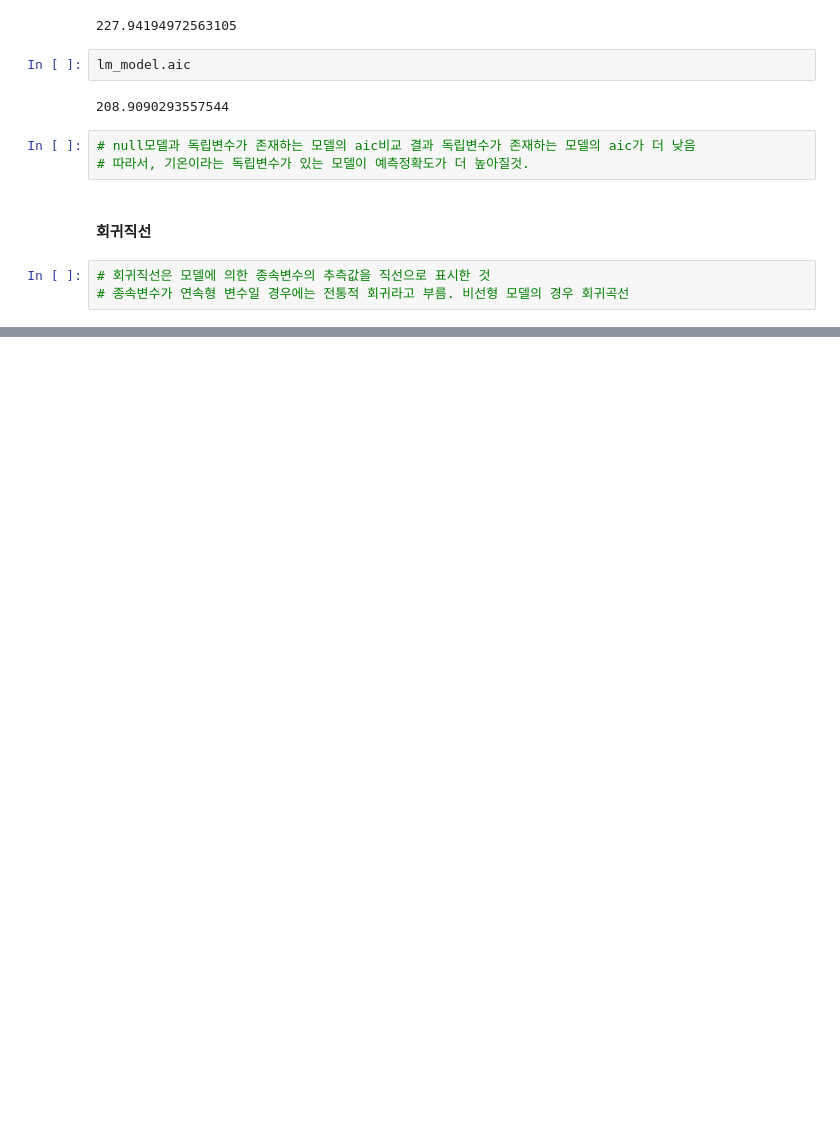
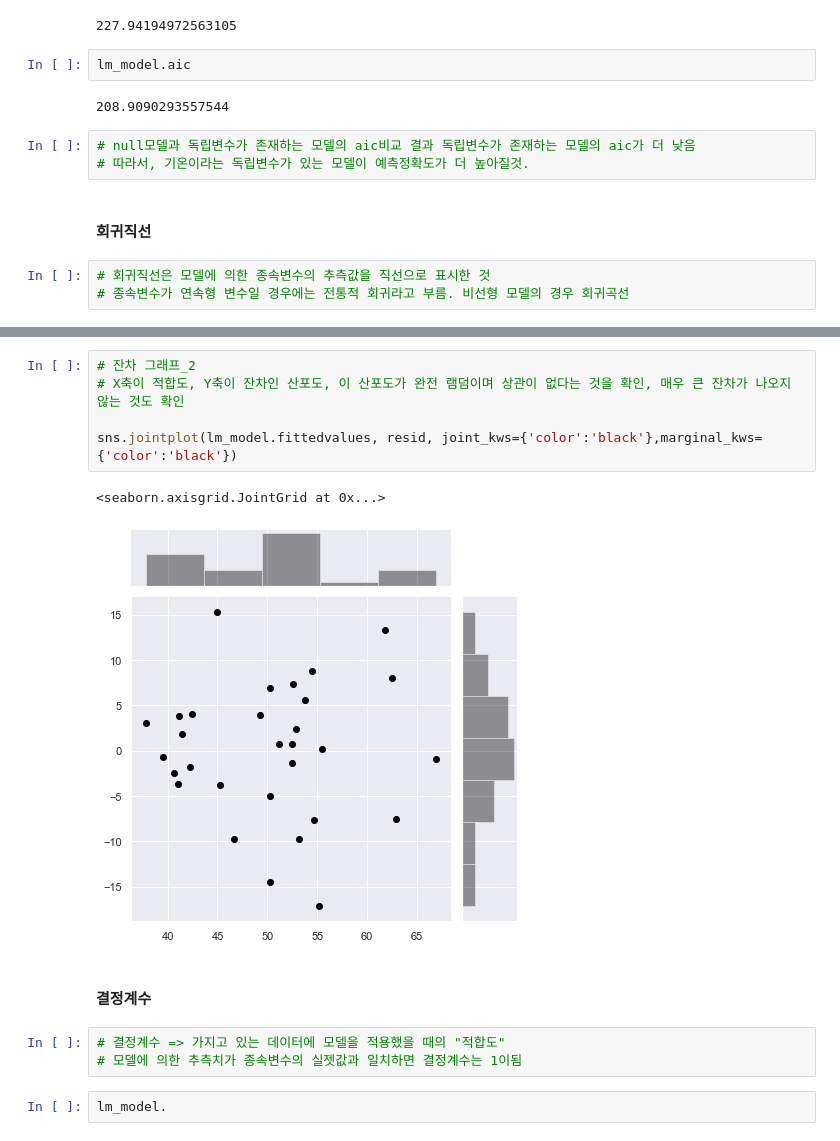
Before and after one commit to bill7845/jupyter_repo, a Jupyter notebook: jupyter_CODE/Statistics with Python/11_정규선형모델.ipynb, the cells around one changed output, grey strips where cells are left out. Cells and saved outputs as stored; diff of their text form; blank space fills up the shorter version.

```diff
--- a/jupyter_CODE/Statistics with Python/11_정규선형모델.ipynb
+++ b/jupyter_CODE/Statistics with Python/11_정규선형모델.ipynb
@@ -106,0 +158,15 @@ lm_model.aic
+# %%
+# 잔차 그래프_2
+# X축이 적합도, Y축이 잔차인 산포도, 이 산포도가 완전 램덤이며 상관이 없다는 것을 확인, 매우 큰 잔차가 나오지 않는 것도 확인
+
+sns.jointplot(lm_model.fittedvalues, resid, joint_kws={'color':'black'},marginal_kws={'color':'black'})
+# %% [output]
+<seaborn.axisgrid.JointGrid at 0x...>
+[figure, added]
+# %% [markdown]
+#### 결정계수
+# %%
+# 결정계수 => 가지고 있는 데이터에 모델을 적용했을 때의 "적합도"
+# 모델에 의한 추측치가 종속변수의 실젯값과 일치하면 결정계수는 1이됨
+# %%
+lm_model.
```
Also changed, not shown: parts of 10 cells of this notebook.
